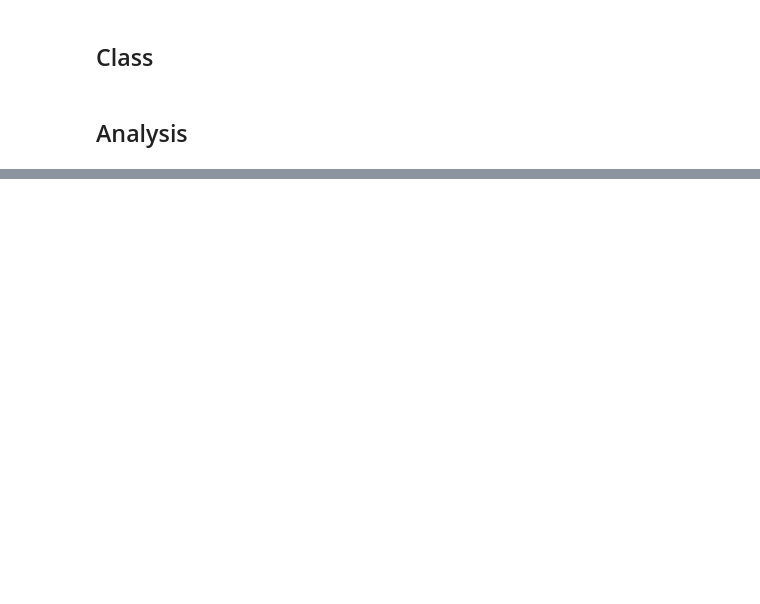
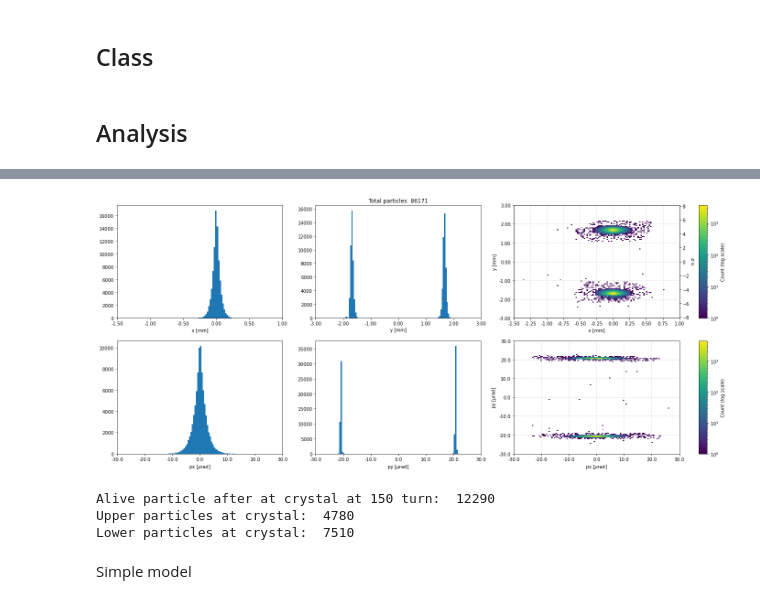
Before and after one commit to chiaramaccani/two_cryst_sim, a Jupyter notebook: Monitors_analysis_notebook.ipynb, the cells around one changed output, grey strips where cells are left out. Drawn from its saved outputs; the diff is of its cells as text; code cells hidden in the pictures; blank space fills up the shorter version.

```diff
--- a/Monitors_analysis_notebook.ipynb
+++ b/Monitors_analysis_notebook.ipynb
@@ -834,0 +934,12 @@ TARGET.data.where(((TARGET.data.loc[ 'x', :, 1] > TARGET.abs_x_low) & (TARGET.da
+# %%
+TCCP_xsuite.plot_distributions_at_turn(1, False)
+# %% [output]
+[figure, added]
+# %%
+TCCP_xsuite.count_upper_lower(150)
+# %% [output]
+Alive particle after at crystal at 150 turn:  12290
+Upper particles at crystal:  4780
+Lower particles at crystal:  7510
+# %% [markdown]
+Simple model
```
Also changed, not shown: parts of 51 cells of this notebook, 12 other files.
